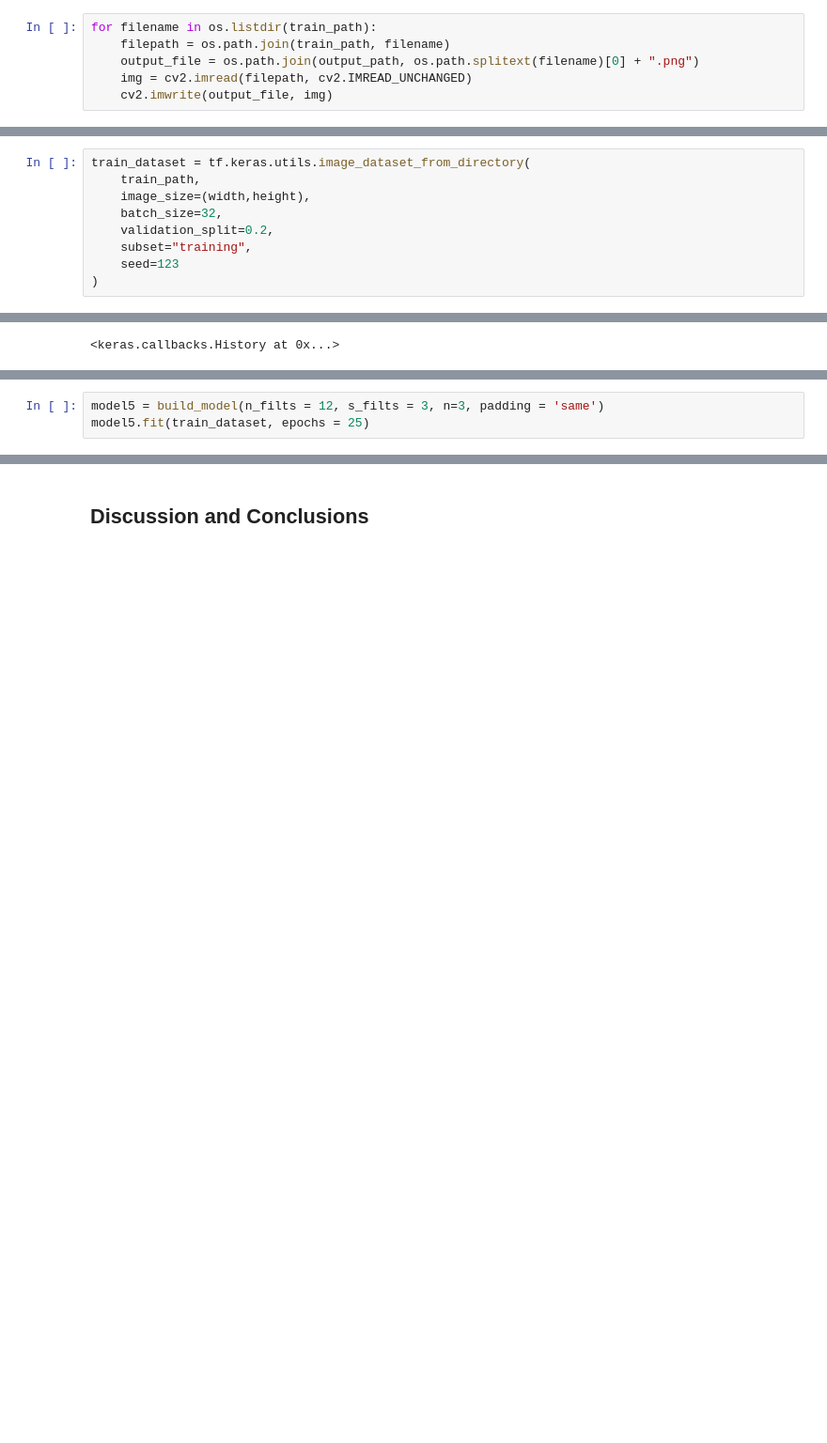
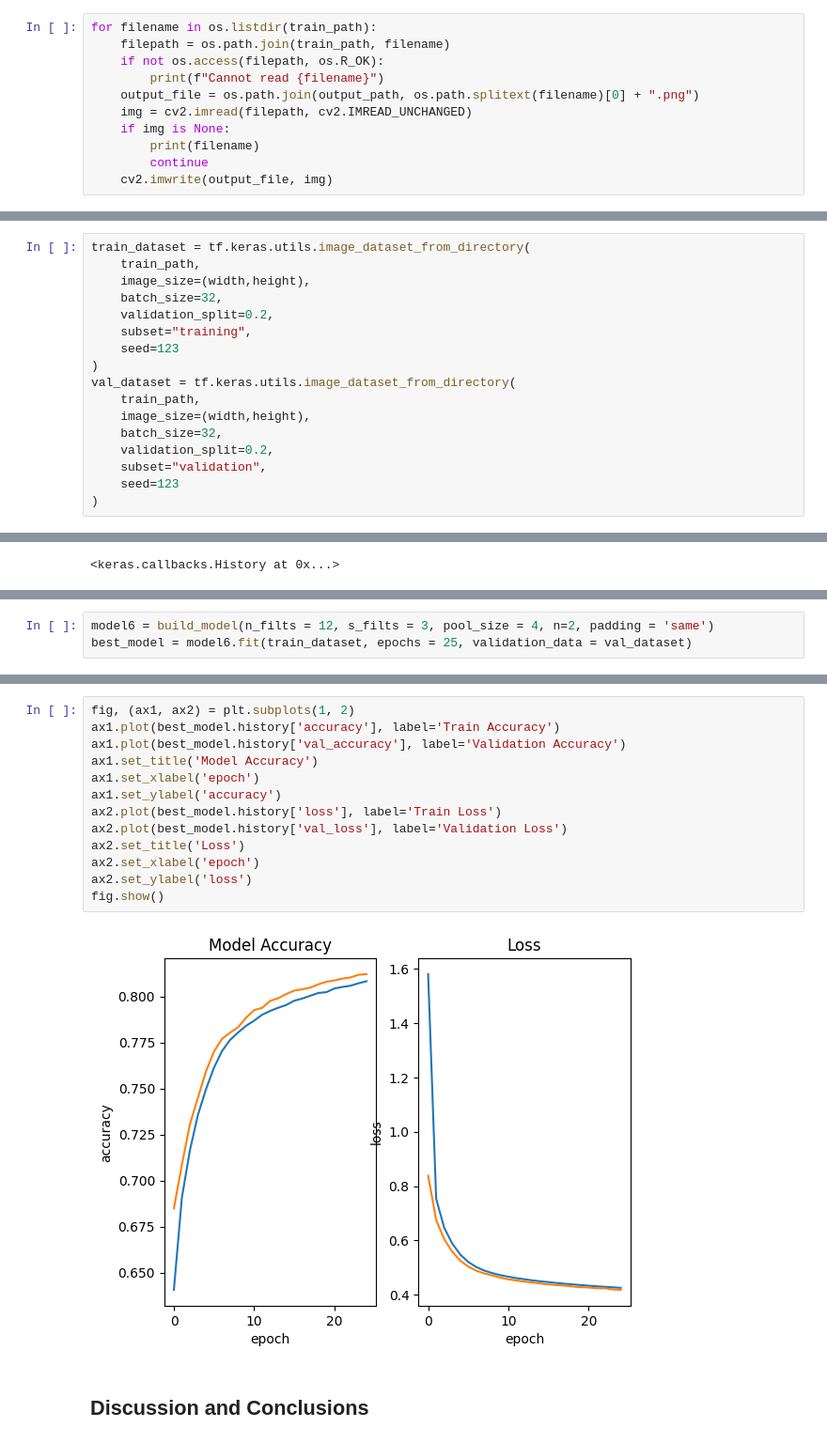
Before and after one commit to palmemm/histopathology_classification, a Jupyter notebook: histopath_kaggle_git.ipynb, the cells around one changed output, grey strips where cells are left out. Shown at 94% size. Cells and saved outputs as stored; diff of their text form; blank space fills up the shorter version.

Commit message:
Final project - trained models and pulled data for kaggle

```diff
--- a/histopath_kaggle_git.ipynb
+++ b/histopath_kaggle_git.ipynb
@@ -22,6 +25,11 @@ output_path = 'converted_dataset/'
 # %%
 for filename in os.listdir(train_path):
     filepath = os.path.join(train_path, filename)
+    if not os.access(filepath, os.R_OK):
+        print(f"Cannot read {filename}")
     output_file = os.path.join(output_path, os.path.splitext(filename)[0] + ".png")
     img = cv2.imread(filepath, cv2.IMREAD_UNCHANGED)
+    if img is None:
+        print(filename)
+        continue
     cv2.imwrite(output_file, img)
@@ -77,6 +85,14 @@ train_dataset = tf.keras.utils.image_dataset_from_directory(
     subset="training",
     seed=123
 )
+val_dataset = tf.keras.utils.image_dataset_from_directory(
+    train_path,
+    image_size=(width,height),
+    batch_size=32,
+    validation_split=0.2,
+    subset="validation",
+    seed=123
+)
 # %% [output]
 Found 220025 files belonging to 2 classes.
 Using 176020 files for training.
@@ -322,5 +360,5 @@ Epoch 25/25
 # %%
-model5 = build_model(n_filts = 12, s_filts = 3, n=3, padding = 'same')
-model5.fit(train_dataset, epochs = 25)
+model6 = build_model(n_filts = 12, s_filts = 3, pool_size = 4, n=2, padding = 'same')
+best_model = model6.fit(train_dataset, epochs = 25, validation_data = val_dataset)
 # %% [output]
 Epoch 1/25
@@ -357,3 +405,18 @@ plt.show()
+# %%
+fig, (ax1, ax2) = plt.subplots(1, 2)
+ax1.plot(best_model.history['accuracy'], label='Train Accuracy')
+ax1.plot(best_model.history['val_accuracy'], label='Validation Accuracy')
+ax1.set_title('Model Accuracy')
+ax1.set_xlabel('epoch')
+ax1.set_ylabel('accuracy')
+ax2.plot(best_model.history['loss'], label='Train Loss')
+ax2.plot(best_model.history['val_loss'], label='Validation Loss')
+ax2.set_title('Loss')
+ax2.set_xlabel('epoch')
+ax2.set_ylabel('loss')
+fig.show()
+# %% [output]
+[figure, added]
 # %% [markdown]
 ## Discussion and Conclusions
 # %% [markdown]
```
Also changed, not shown: parts of 22 cells of this notebook.
